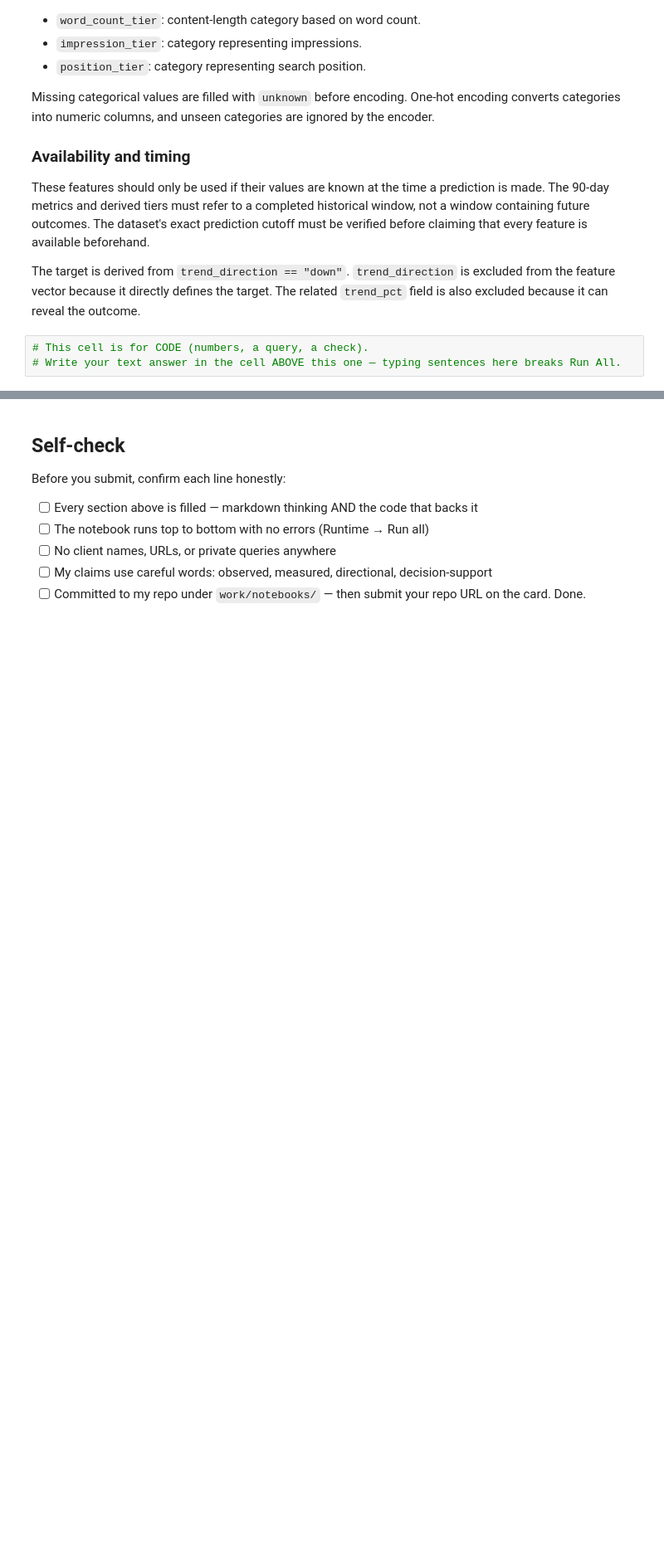
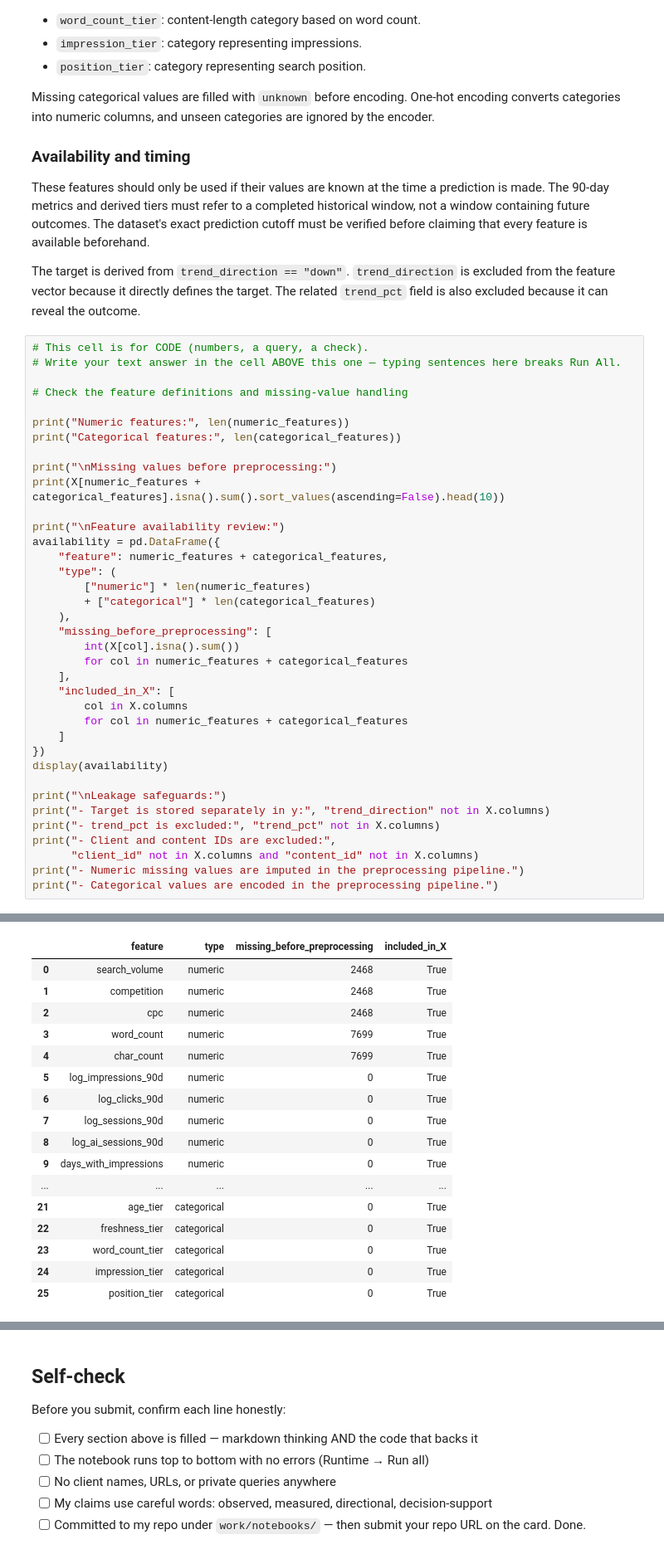
Before and after one commit to Jaivarshini-06/flyrank-ml-internship-jaivarshini, a Jupyter notebook: work/notebooks/w03_feature_leakage_check.ipynb, the cells around one changed output, grey strips where cells are left out. Shown at 83% size. Saved outputs shown, nothing was run; the diff lists cells and outputs as text; blank space fills up the shorter version.

```diff
--- a/work/notebooks/w03_feature_leakage_check.ipynb
+++ b/work/notebooks/w03_feature_leakage_check.ipynb
@@ -165,3 +165,38 @@ The target is derived from `trend_direction == "down"`. `trend_direction` is exc
 # %%
 # This cell is for CODE (numbers, a query, a check).
 # Write your text answer in the cell ABOVE this one — typing sentences here breaks Run All.
+
+# Check the feature definitions and missing-value handling
+
+print("Numeric features:", len(numeric_features))
+print("Categorical features:", len(categorical_features))
+
+print("\nMissing values before preprocessing:")
+print(X[numeric_features + categorical_features].isna().sum().sort_values(ascending=False).head(10))
+
+print("\nFeature availability review:")
+availability = pd.DataFrame({
+    "feature": numeric_features + categorical_features,
+    "type": (
+        ["numeric"] * len(numeric_features)
+        + ["categorical"] * len(categorical_features)
+    ),
+    "missing_before_preprocessing": [
+        int(X[col].isna().sum())
+        for col in numeric_features + categorical_features
+    ],
+    "included_in_X": [
+        col in X.columns
+        for col in numeric_features + categorical_features
+    ]
+})
+display(availability)
+
+print("\nLeakage safeguards:")
+print("- Target is stored separately in y:", "trend_direction" not in X.columns)
+print("- trend_pct is excluded:", "trend_pct" not in X.columns)
+print("- Client and content IDs are excluded:",
+      "client_id" not in X.columns and "content_id" not in X.columns)
+print("- Numeric missing values are imputed in the preprocessing pipeline.")
+print("- Categorical values are encoded in the preprocessing pipeline.")
+# %% [output]
@@ -167,0 +220,17 @@ The target is derived from `trend_direction == "down"`. `trend_direction` is exc
+|  | feature | type | missing_before_preprocessing | included_in_X |
+| 0 | search_volume | numeric | 2468 | True |
+| 1 | competition | numeric | 2468 | True |
+| 2 | cpc | numeric | 2468 | True |
+| 3 | word_count | numeric | 7699 | True |
+| 4 | char_count | numeric | 7699 | True |
+| 5 | log_impressions_90d | numeric | 0 | True |
+| 6 | log_clicks_90d | numeric | 0 | True |
+| 7 | log_sessions_90d | numeric | 0 | True |
+| 8 | log_ai_sessions_90d | numeric | 0 | True |
+| 9 | days_with_impressions | numeric | 0 | True |
+| ... | ... | ... | ... | ... |
+| 21 | age_tier | categorical | 0 | True |
+| 22 | freshness_tier | categorical | 0 | True |
+| 23 | word_count_tier | categorical | 0 | True |
+| 24 | impression_tier | categorical | 0 | True |
+| 25 | position_tier | categorical | 0 | True |
```
Also changed, not shown: parts of 5 cells of this notebook.
